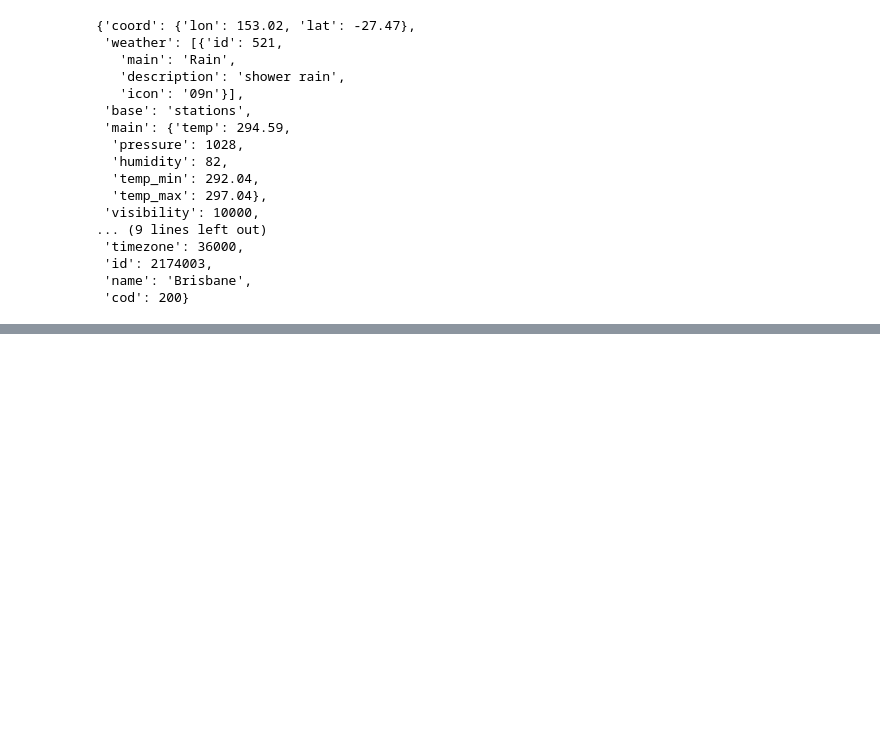
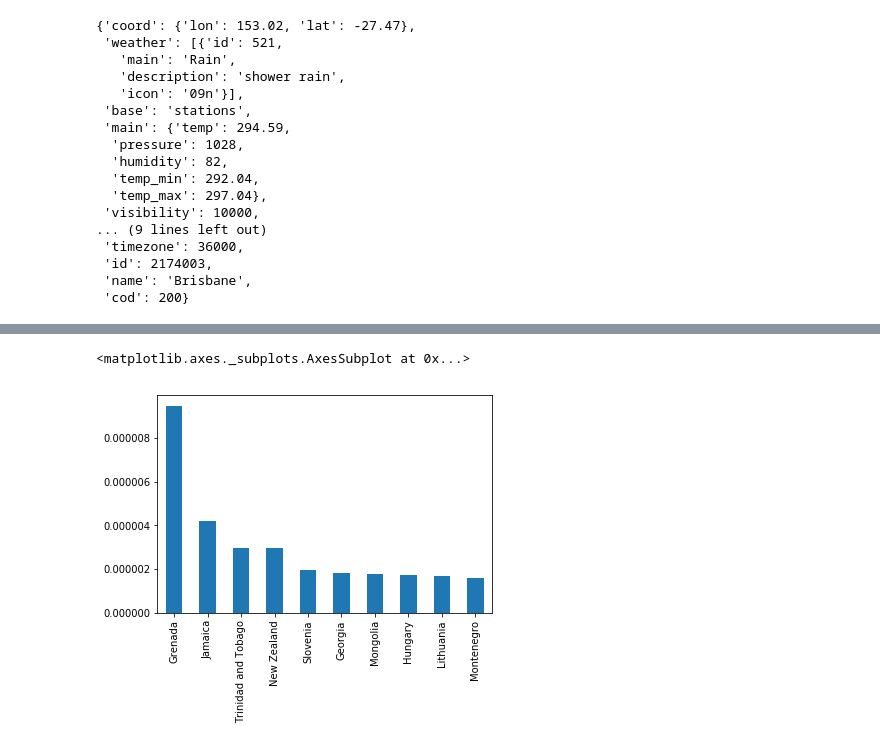
Before and after one commit to jaworra/Jupyter-Notebooks, a Jupyter notebook: pythonCharmersDay2.ipynb, the cells around one changed output, grey strips where cells are left out. Saved outputs shown, nothing was run; the diff lists cells and outputs as text; code cells hidden in the pictures; blank space fills up the shorter version.

```diff
--- a/pythonCharmersDay2.ipynb
+++ b/pythonCharmersDay2.ipynb
@@ -91,0 +281,4 @@ response.json()
+# %%
+population = pd.read_csv(
+    'country_populations_by_year.csv',
+    index_col ='Country Name')
@@ -91,0 +296,2 @@ response.json()
+# %%
+compCountryPopMedals = olympics['total']/population['2012']
@@ -91,0 +312,5 @@ response.json()
+# %%
+compCountryPopMedals.nlargest(10).plot(kind='bar')
+# %% [output]
+<matplotlib.axes._subplots.AxesSubplot at 0x...>
+[figure, added]
```
Also changed, not shown: parts of 36 cells of this notebook.
